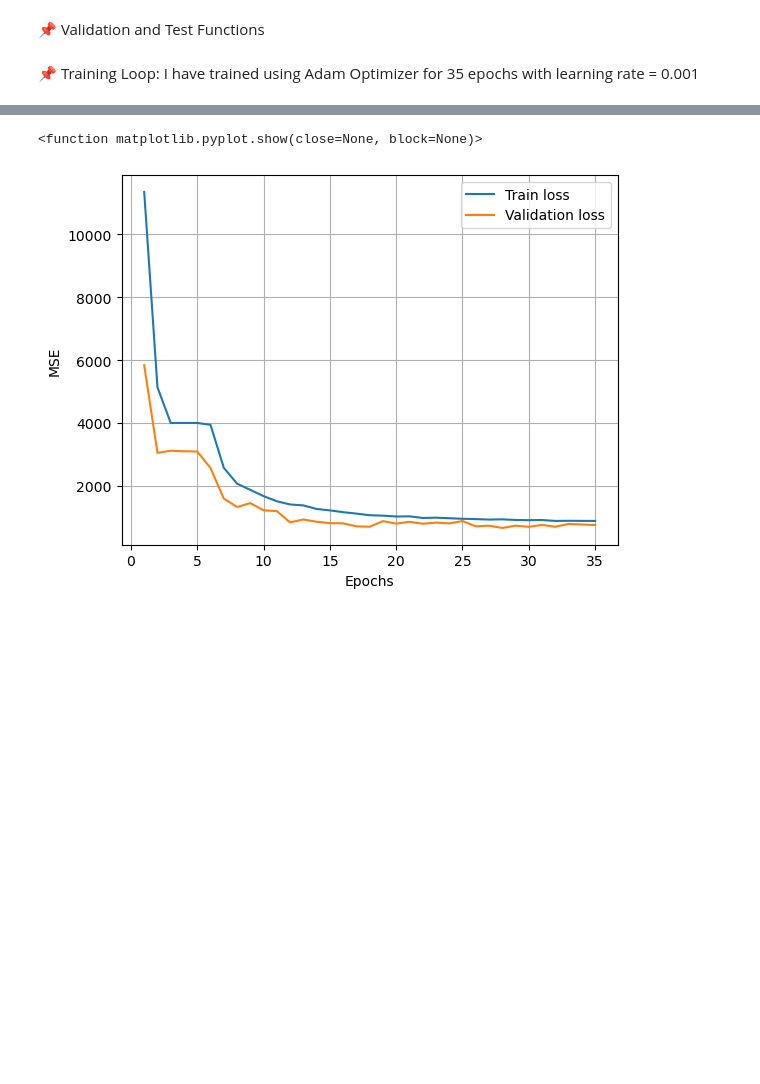
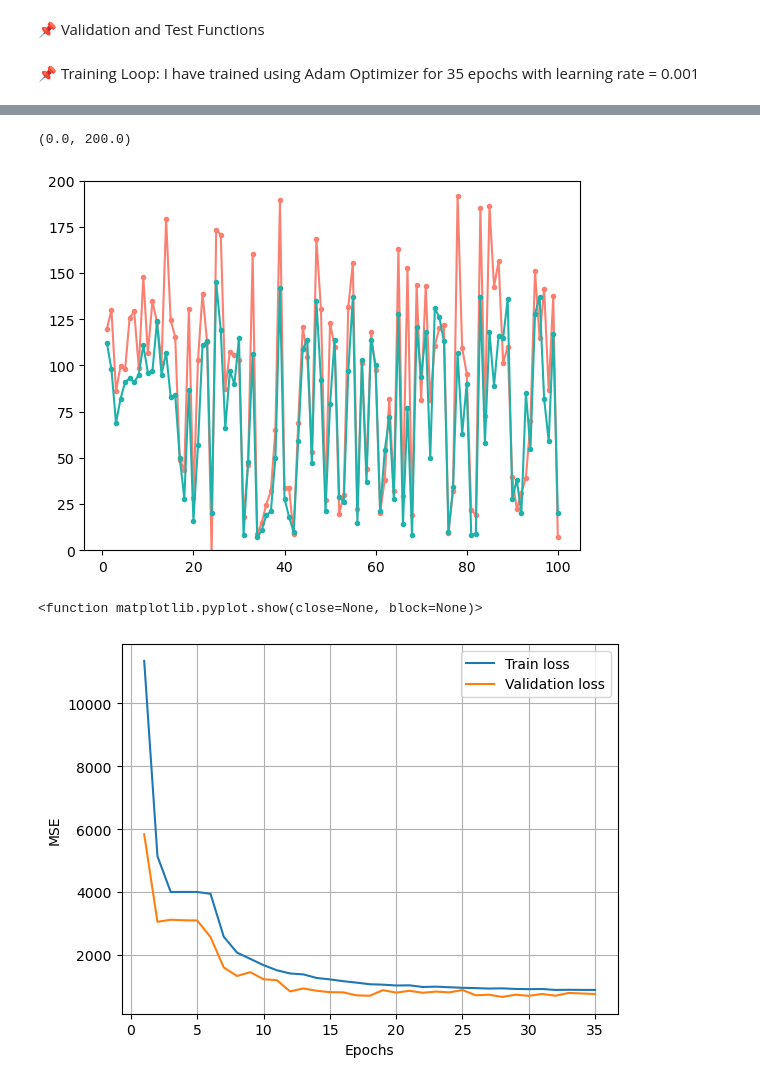
Before and after one commit to AneesPeringal/rul-prediction, a Jupyter notebook: rul-predictions-LSTM.ipynb, the cells around one changed output, grey strips where cells are left out. Cells and saved outputs as stored; diff of their text form; code cells hidden in the pictures; blank space fills up the shorter version.

```diff
--- a/rul-predictions-LSTM.ipynb
+++ b/rul-predictions-LSTM.ipynb
@@ -593,10 +592,11 @@ def test():
     with torch.no_grad():
         y_pred = model(X)
         # y_pred = torch.round(y_pred)
-        test_loss_MSE = loss_fn(y_pred, y).item()
+        test_loss_MSE = torch.mean((y_pred - y) ** 2).item() #loss_fn(y_pred, y).item()
         test_loss_L1 = loss_L1(y_pred, y).item()
+        test_ASUE = (torch.mean(torch.relu(y-y_pred))).item()
 
-    return test_loss_MSE, test_loss_L1,  y_pred, y
+    return test_loss_MSE, test_loss_L1, test_ASUE, y_pred, y
 # %% [markdown]
 📌 Training Loop: I have trained using Adam Optimizer for 35 epochs with learning rate = 0.001
 # %%
@@ -635,0 +650,5 @@ KeyboardInterrupt:
+# %%
+mse, l1,asue, y_pred, y = test()
+
+print(f'Test MSE:{round(mse,2)}, L1:{round(l1,2)}, ASUE:{round(asue,2)}')
+print(f'MSE of overesitmated: {round(torch.mean(1*(y_pred>y)*(y_pred - y) ** 2).item(),2)}')
@@ -636,3 +684,23 @@ KeyboardInterrupt:
+# %%
+# fig, ax = plt.subplots( figsize = (14,8))
+# plt.subplot(1,2,1)
+plt.plot(np.arange(1,101), y_pred.cpu().numpy(), label = 'predictions', c = 'salmon', marker = '.')
+ax1 = plt.gca()
+ax1.set_ylim([0, 200])
+
+
+plt.plot(np.arange(1,101), y.cpu().numpy(), label = 'true values', c = 'lightseagreen', marker = '.')
+ax2 = plt.gca()
+ax2.set_ylim([0, 200])
+
+# # plt.set_xlabel('Test Engine Units', fontsize = 16)
+# # plt.set_ylabel('RUL', fontsize = 16)
+# ax.grid(True)
+# ax.legend()
+# plt.show()
+# %% [output]
+(0.0, 200.0)
+[figure, added]
 # %%
 plt.plot(np.arange(1,len(T)+1), T, label= 'Train loss')
 plt.plot(np.arange(1,len(V)+1), V, label = 'Validation loss')
```
Also changed, not shown: parts of 12 cells of this notebook, 12 other files.
